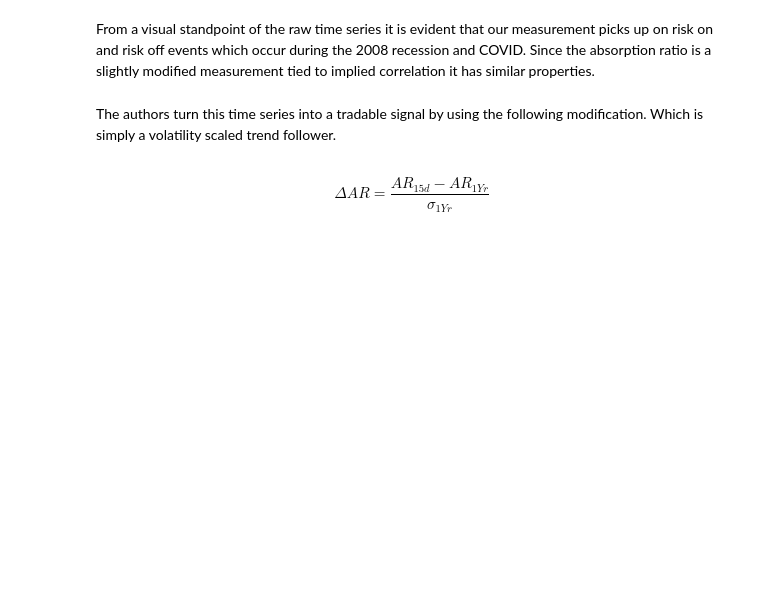
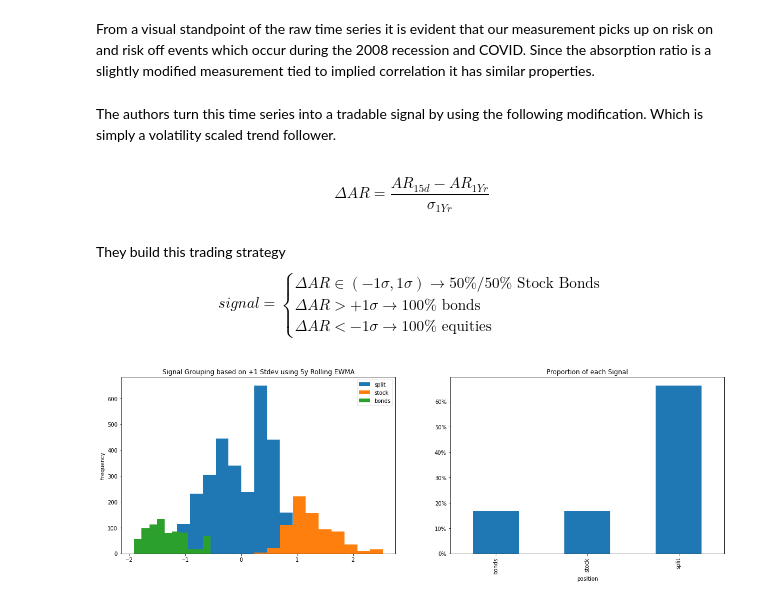
Before and after one commit to diegodalvarez/AbsorptionRatio, a Jupyter notebook: root/AbsorptionRatio.ipynb, the cells around one changed output. Drawn from its saved outputs; the diff is of its cells as text; code cells hidden in the pictures; blank space fills up the shorter version.

```diff
--- a/root/AbsorptionRatio.ipynb
+++ b/root/AbsorptionRatio.ipynb
@@ -101,3 +102,14 @@ def signalize_absorption_ratio(df_absorption: pd.DataFrame, short_window: int =
     return df_out
 
 df_signal = signalize_absorption_ratio(df_absorption)
+# %% [markdown]
+They build this trading strategy <br>
+\begin{equation}
+ signal = \begin{cases}
+        \Delta AR \in (-1\sigma, 1 \sigma) \rightarrow \textrm{50%/50% Stock Bonds}
+        \\
+        \Delta AR > + 1\sigma \rightarrow \textrm{100% bonds}
+        \\
+        \Delta AR < - 1 \sigma \rightarrow \textrm{100% equities}
+        \end{cases}
+\end{equation}
@@ -103,0 +149,40 @@ df_signal = signalize_absorption_ratio(df_absorption)
+# %%
+def plot_signal_analysis(df_signal: pd.Data)
+
+    fig, axes = plt.subplots(ncols = 2, figsize = (20,6))
+
+    df_combined = (df_signal[
+        ["Date", "signal"]].
+        dropna().
+        merge(right = df_signal_group, how = "inner", on = ["Date"]))
+
+    positions = df_combined.position.drop_duplicates().to_list()
+    xlabel = r"$\delta AR$"
+    for position in positions:
+
+        (df_combined.query(
+            "position == @position")
+            [["signal"]].
+            rename(columns = {"signal": position}).
+            plot(
+                ax = axes[0],
+                kind = "hist",
+                title = "Signal Grouping based on +1 Stdev using 5y Rolling EWMA",
+                xlabel = xlabel))
+
+    (df_combined[
+        ["position", "Date"]].
+        groupby("position").
+        agg("count").
+        rename(columns = {"Date": "proportion"}).
+        assign(proportion = lambda x: x.proportion / x.proportion.sum()).
+        sort_values("proportion").
+        plot(
+            ax = axes[1],
+            kind = "bar",
+            legend = False,
+            title = "Proportion of each Signal"))
+
+    axes[1].yaxis.set_major_formatter(FuncFormatter(lambda x, _: f'{x * 100:.0f}%'))
+# %% [output]
+[figure, added]
```
Also changed, not shown: parts of 6 cells of this notebook, 1 other file.
